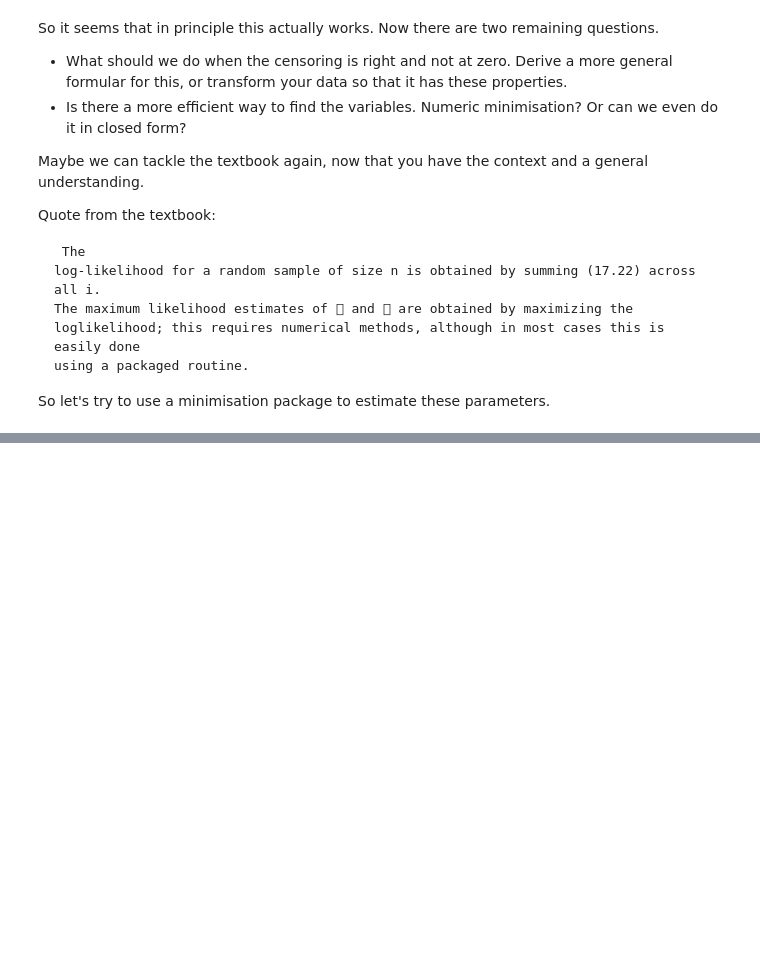
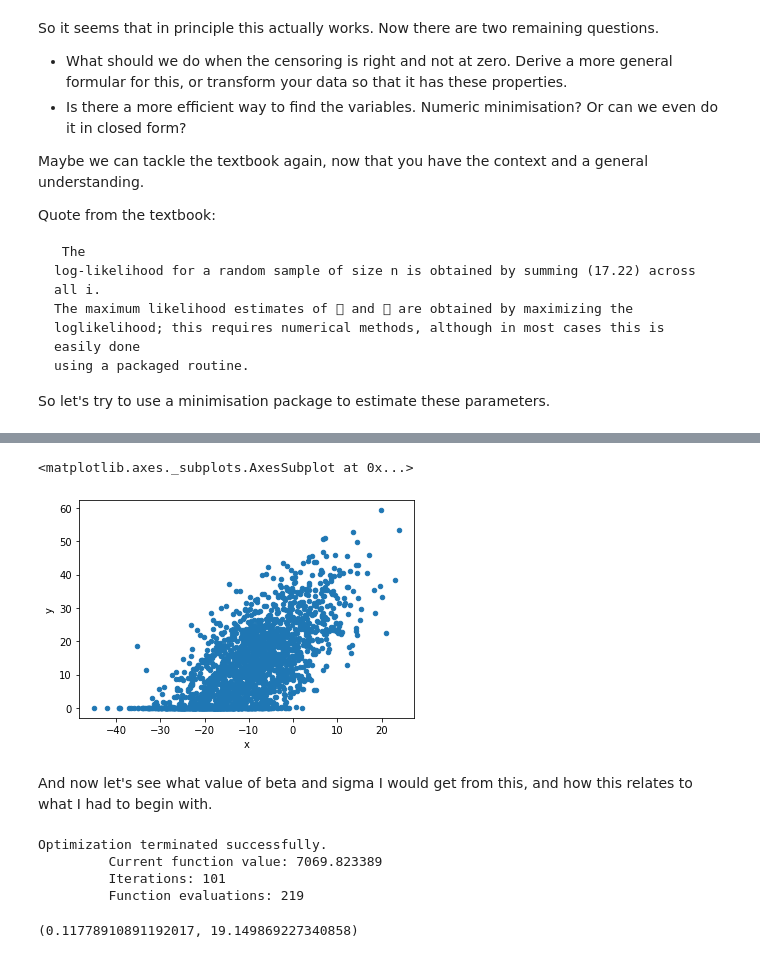
Before and after one commit to simontudge/ds-method-notebooks, a Jupyter notebook: notebooks/tobit.ipynb, the cells around one changed output, grey strips where cells are left out. Cells and saved outputs as stored; diff of their text form; code cells hidden in the pictures; blank space fills up the shorter version.

```diff
--- a/notebooks/tobit.ipynb
+++ b/notebooks/tobit.ipynb
@@ -350,0 +451,3 @@ So let's try to use a minimisation package to estimate these parameters.
+# %%
+df = get_data(2000)
+df.head()
@@ -350,0 +461,22 @@ So let's try to use a minimisation package to estimate these parameters.
+# %%
+df['x'] = - df.first_year
+df['y'] = 100 - df.second_year
+# %%
+df.plot.scatter('x', 'y')
+# %% [output]
+<matplotlib.axes._subplots.AxesSubplot at 0x...>
+[figure, added]
+# %% [markdown]
+And now let's see what value of beta and sigma I would get from this, and how this relates to what I had to begin with.
+# %%
+ll = ll_factory(df.x, df.y)
+res = minimize(ll, (1, 5), method='nelder-mead',
+               options={'xatol': 1e-12, 'disp': True})
+beta, sigma = list(res.x)
+beta, sigma
+# %% [output]
+Optimization terminated successfully.
+         Current function value: 7069.823389
+         Iterations: 101
+         Function evaluations: 219
+(0.11778910891192017, 19.149869227340858)
```
Also changed, not shown: parts of 29 cells of this notebook.
